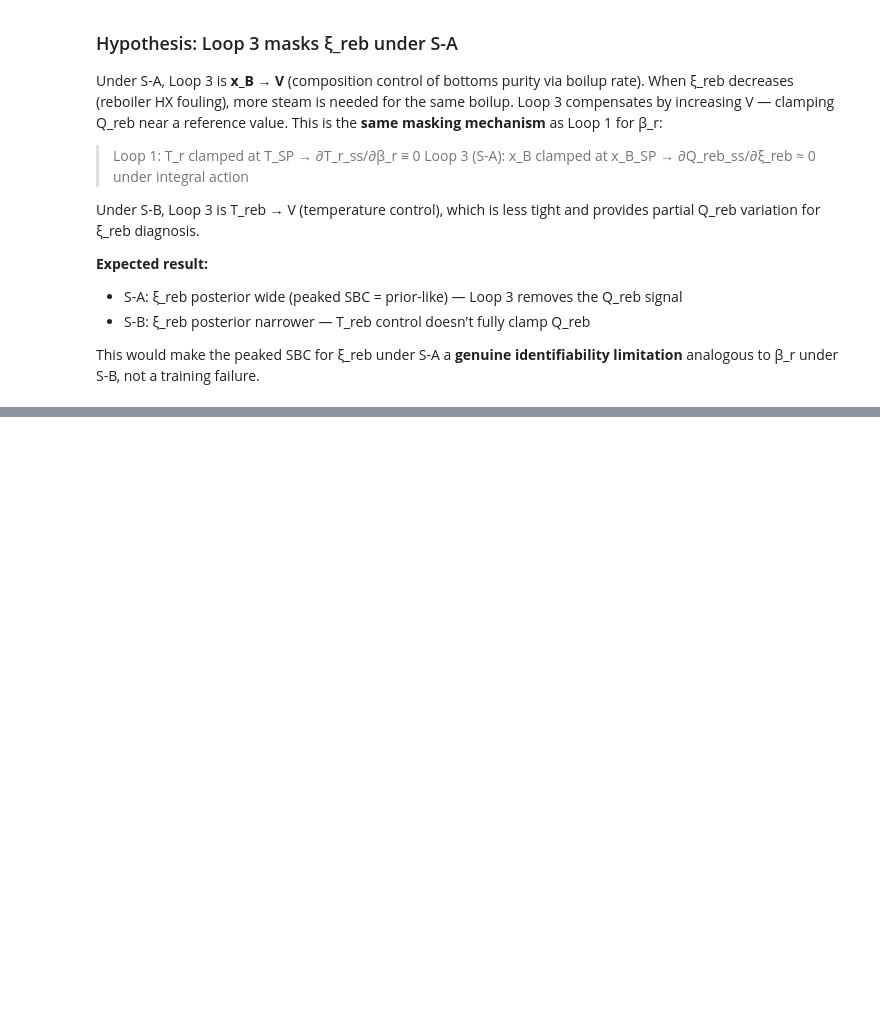
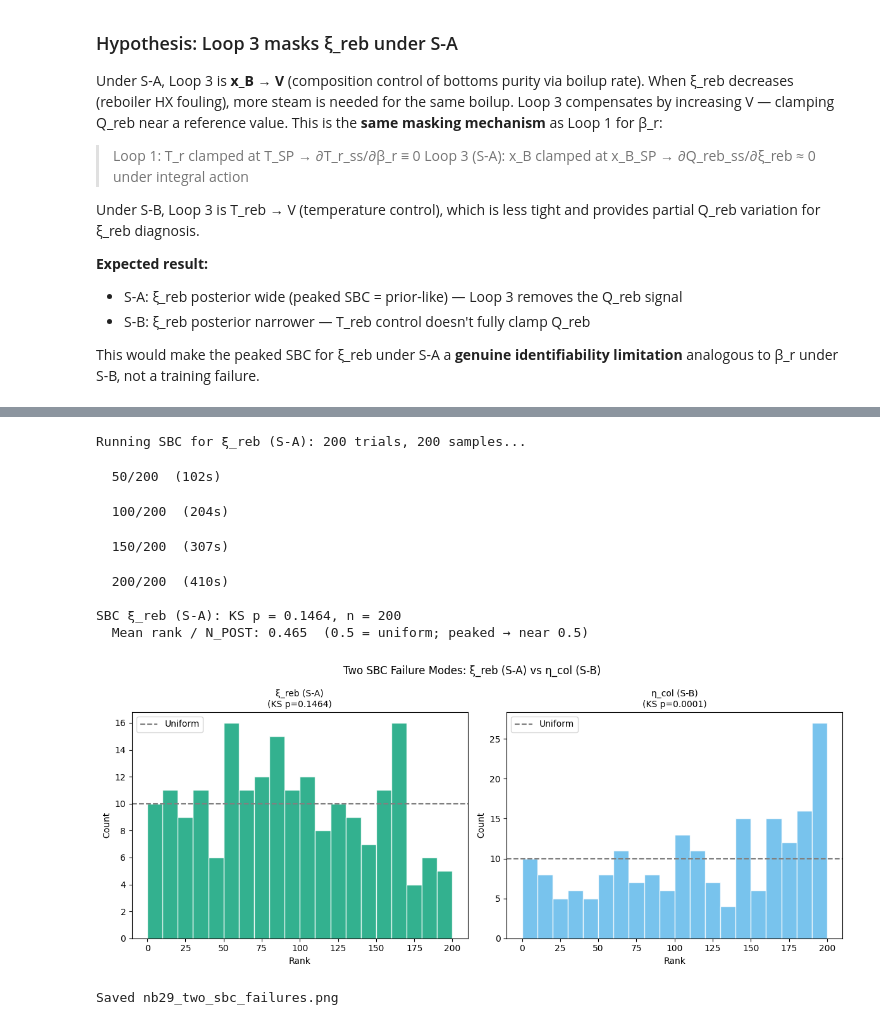
Before and after one commit to simonecasolo/cstr-model-optimisation, a Jupyter notebook: research_project/notebooks/29_etacol_sbc_investigation.ipynb, the cells around one changed output, grey strips where cells are left out. Saved outputs shown, nothing was run; the diff lists cells and outputs as text; code cells hidden in the pictures; blank space fills up the shorter version.

```diff
--- a/research_project/notebooks/29_etacol_sbc_investigation.ipynb
+++ b/research_project/notebooks/29_etacol_sbc_investigation.ipynb
@@ -329,11 +441,10 @@ for i in np.argsort(xi_std_sa)[::-1][:5]:
 # %%
-# ── 5c. Extended SBC for ξ_reb under S-A ─────────────────────────────────────
 with open(SBI_LOGS / 'wu2003_posterior_sa.pkl', 'rb') as f:
     post_sa = pickle.load(f)['posterior']
 prior = box_uniform_5d()
 
 N_SBC = 200; N_POST = 200
-print(f"Running SBC for ξ_reb (S-A): {N_SBC} trials, {N_POST} posterior samples each...")
+print(f"Running SBC for ξ_reb (S-A): {N_SBC} trials, {N_POST} samples...")
 
 sbc_xi_ranks = []
 rng = np.random.default_rng(99999)
@@ -344,52 +455,55 @@ for i in range(N_SBC):
     th_j = jnp.array(th, dtype=jnp.float32)
     ts, ys = simulate_trajectory_explicit_jit(th_j, NOMINAL_INLET, NOMINAL_CTRL_SA,
                                               nominal_warm_start("S-A"),
                                               t_final=2.0, n_save=120, rtol=1e-3, atol=1e-5)
     raw = np.asarray(extract_observations_explicit(ys, th_j, NOMINAL_CTRL_SA))
     if np.isnan(raw).any() or np.isinf(raw).any():
         continue
     sc = np.maximum(np.max(np.abs(raw), axis=0), 1e-6)
     s  = compute_summaries(raw + rng.normal(0, 0.003*sc, raw.shape), "S-A", np.asarray(ts))
     if np.isnan(s).any():
         continue
-    samp = post_sa.sample((N_POST,), x=torch.tensor(s, dtype=torch.float32)).numpy()
-    sbc_xi_ranks.append(int(np.sum(samp[:, 3] < th[3])))  # xi_reb is index 3
+    with torch.no_grad():
+        samp = post_sa.sample((N_POST,), x=torch.tensor(s, dtype=torch.float32),
+                              reject_outside_prior=False).detach().numpy()
+    sbc_xi_ranks.append(int(np.sum(samp[:, 3] < th[3])))
     if (i+1) % 50 == 0:
         print(f"  {i+1}/{N_SBC}  ({time.time()-t0:.0f}s)")
 
 sbc_xi_ranks = np.array(sbc_xi_ranks)
 ks_xi = sp_stats.ks_1samp(sbc_xi_ranks / N_POST, sp_stats.uniform.cdf)
 print(f"\nSBC ξ_reb (S-A): KS p = {ks_xi.pvalue:.4f}, n = {len(sbc_xi_ranks)}")
-print(f"  Mean rank / N_POST: {sbc_xi_ranks.mean()/N_POST:.3f}  (0.5 = uniform; peaked → > 0.5)")
+print(f"  Mean rank / N_POST: {sbc_xi_ranks.mean()/N_POST:.3f}  (0.5 = uniform; peaked → near 0.5)")
 
-# ── 5d. Comparison figure: two failure modes side by side ────────────────────
 fig, axes = plt.subplots(1, 2, figsize=(12, 5))
-
 ax = axes[0]
 ax.hist(sbc_xi_ranks, bins=20, range=(0, N_POST), color=OI[3], edgecolor='white', alpha=0.8)
 ax.axhline(len(sbc_xi_ranks)/20, ls='--', color='gray', lw=1.5, label='Uniform')
-ax.set_title(f"ξ_reb (S-A): peaked in middle\n(underconfident, KS p={ks_xi.pvalue:.4f})",
-             fontsize=10)
+ax.set_title(f"ξ_reb (S-A)\n(KS p={ks_xi.pvalue:.4f})", fontsize=10)
 ax.set_xlabel("Rank"); ax.set_ylabel("Count"); ax.legend()
-ax.text(0.02, 0.95, "Posterior too WIDE\n(doesn't update from prior)",
-        transform=ax.transAxes, fontsize=9, va='top',
-        bbox=dict(boxstyle='round', facecolor='#E69F00', alpha=0.3))
 
 ax = axes[1]
-# Placeholder for η_col if already run in Section 4; otherwise dummy
-ax.set_title("η_col (S-B): U-shaped\n(overconfident, KS p=0.000)", fontsize=10)
-ax.text(0.5, 0.5, "Run Section 4 first\nto populate this panel",
-        ha='center', va='center', transform=ax.transAxes, fontsize=11, color='gray')
-ax.set_xlabel("Rank"); ax.set_ylabel("Count")
-ax.text(0.02, 0.95, "Posterior too NARROW\n(learns spurious signal)",
-        transform=ax.transAxes, fontsize=9, va='top',
-        bbox=dict(boxstyle='round', facecolor='#56B4E9', alpha=0.3))
+ax.hist(sbc_eta_ranks, bins=20, range=(0, N_POST), color=OI[2], edgecolor='white', alpha=0.8)
+ax.axhline(len(sbc_eta_ranks)/20, ls='--', color='gray', lw=1.5, label='Uniform')
+ax.set_title(f"η_col (S-B)\n(KS p={ks.pvalue:.4f})", fontsize=10)
+ax.set_xlabel("Rank"); ax.set_ylabel("Count"); ax.legend()
 
-plt.suptitle("Two Distinct SBC Failure Modes in Wu 2003 S-A/S-B Posteriors", fontsize=12)
+plt.suptitle("Two SBC Failure Modes: ξ_reb (S-A) vs η_col (S-B)", fontsize=12)
 plt.tight_layout()
 plt.savefig(FIGURES / 'nb29_two_sbc_failures.png', dpi=150, bbox_inches='tight')
 plt.show()
 print("Saved nb29_two_sbc_failures.png")
+# %% [output]
+Running SBC for ξ_reb (S-A): 200 trials, 200 samples...
+  50/200  (102s)
+  100/200  (204s)
+  150/200  (307s)
+  200/200  (410s)
+
+SBC ξ_reb (S-A): KS p = 0.1464, n = 200
+  Mean rank / N_POST: 0.465  (0.5 = uniform; peaked → near 0.5)
+[figure, added]
+Saved nb29_two_sbc_failures.png
 # %% [markdown]
 ## Summary of Findings
 
```
Also changed, not shown: parts of 9 cells of this notebook, 5 other files.
